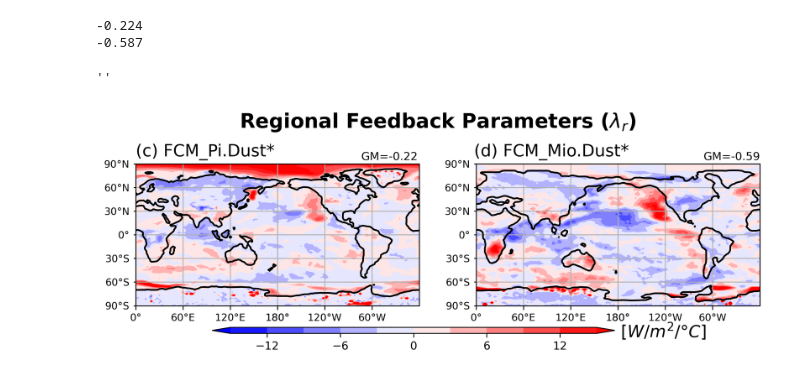
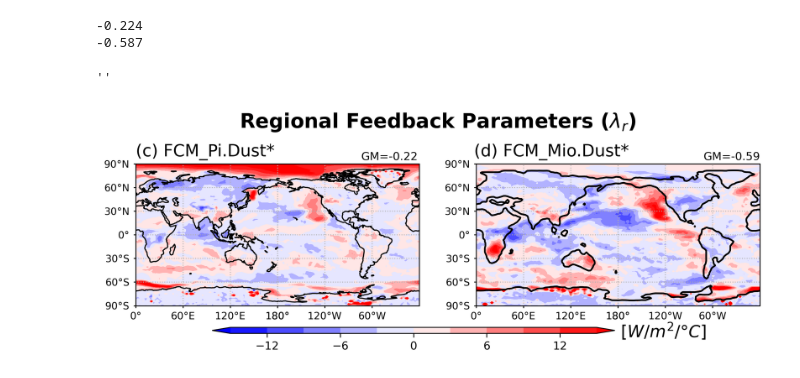
Before and after one commit to ChenPoJu/Miocene-Dust, a Jupyter notebook: Fig6_GregoryPlot/Fig6_Gregory_Plot_DecadalMean_Regional_Lambda.ipynb, the cells around one changed output. Cells and saved outputs as stored; diff of their text form; code cells hidden in the pictures.

```diff
--- a/Fig6_GregoryPlot/Fig6_Gregory_Plot_DecadalMean_Regional_Lambda.ipynb
+++ b/Fig6_GregoryPlot/Fig6_Gregory_Plot_DecadalMean_Regional_Lambda.ipynb
@@ -309,19 +309,18 @@ fig, axs = plt.subplots(nrows=1,ncols=2,
 # Set Width / Height padding between subplots, expressed as a fraction of the subplot width
 fig.subplots_adjust(wspace=0.2, hspace=0.1)
 
-# axs is a 2 dimensional array of `GeoAxes`
-# flatten it into a 1-D array
+# flatten axs into a 1-D array
 axs=axs.flatten()
 
-# Loop over all of the months and plot
+# Loop over all of the patterns and plot
 for i,m in enumerate(pattern_lambda['pattern']):
 
     # Contour plot
     if i==0:
         cs2=axs[i].contourf(lons, lat, data[i,:,:], levels = np.linspace(-15, 15, 11),
                             transform = ccrs.PlateCarree(), cmap='bwr', extend='both')
-        axs[i].contour(lons, lat, mask_Pi, [0.5,1.5],
-                       transform = ccrs.PlateCarree(), colors='k', linewidths=1.5, zorder=3)
+        # Add coastines in Pre-industrial Scenario
+        axs[i].coastlines(zorder=3)
     else:
         cs2=axs[i].contourf(lons, lat, data[i,:,:], levels = np.linspace(-15, 15, 11),
                             transform = ccrs.PlateCarree(), cmap='bwr', extend='both')
@@ -333,40 +332,39 @@ for i,m in enumerate(pattern_lambda['pattern']):
     axs[i].set_xticks(np.arange(-180,181,60), crs=ccrs.PlateCarree())
     lon_formatter = cticker.LongitudeFormatter()
     axs[i].xaxis.set_major_formatter(lon_formatter)  # set the format of xticks_label
-    axs[i].tick_params(axis='y', size=2)             # set xtick parameters
+    axs[i].tick_params(axis='x', size=2)             # set xtick parameters
     for xlabel in axs[i].get_xticklabels():          # set xticks_label
         xlabel.set_fontsize(9)
 
     # Latitude labels
     axs[i].set_yticks(np.arange(-90,91,30), crs=ccrs.PlateCarree())
     lat_formatter = cticker.LatitudeFormatter()
     axs[i].yaxis.set_major_formatter(lat_formatter)  # set the format of yticks_label
     axs[i].tick_params(axis='y', size=2)             # set ytick parameters
     for ylabel in axs[i].get_yticklabels():          # set yticks_label
         ylabel.set_fontsize(9)
 
 
     # Add gridlines
-    axs[i].gridlines(colors='white', linewidths=0.2, zorder=2)
+    axs[i].gridlines(colors='white', linestyle=':', linewidths=0.2, zorder=2)
 
 # Add colorbar
 cax2 = fig.add_axes([0.22, 0.25, 0.5, 0.015])    # set the [x0, y0, width, height] of the colorbar
 CB2  = plt.colorbar(cs2, cax=cax2, orientation='horizontal')
 
-# Add colobar's title
 GM_Pi_decadal = 'GM='+str('{:03.2f}'.format(lambda_Pi_after50_10yr_mean.values))
 GM_Mio_decadal = 'GM='+str('{:03.2f}'.format(lambda_Mio_after50_10yr_mean.values))
 
 plt.figtext(0.78,0.24,'[$W/m^2/°C$]',ha='center',fontsize=15)
 plt.figtext(0.125,0.69,'(c) FCM_Pi.Dust*',fontsize=15)
 plt.figtext(0.545,0.69,'(d) FCM_Mio.Dust*',fontsize=15)
 plt.figtext(0.405,0.68,GM_Pi_decadal,fontsize=10)
 plt.figtext(0.83,0.68,GM_Mio_decadal,fontsize=10)
 
 # Add title
 plt.suptitle('Regional Feedback Parameters ($\lambda_r$)', y=0.8, fontsize=18, weight='bold')
 # fig.savefig('plot_TS.png')
 ;
 # %% [output]
 ''
-[figure, old version]
+[figure, new version]
```
Also changed, not shown: parts of 1 cell of this notebook.
